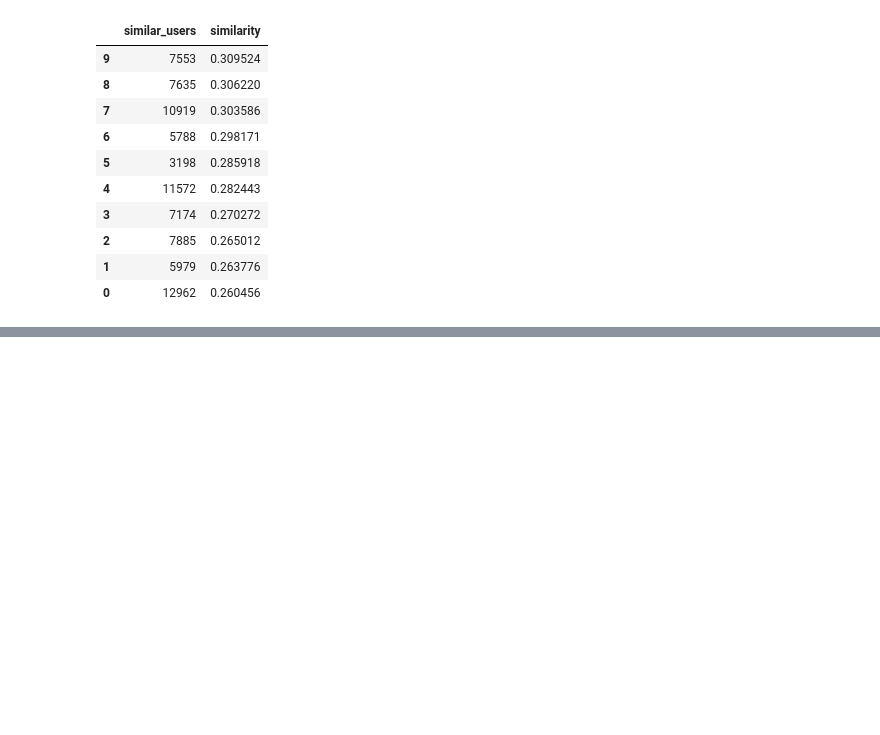
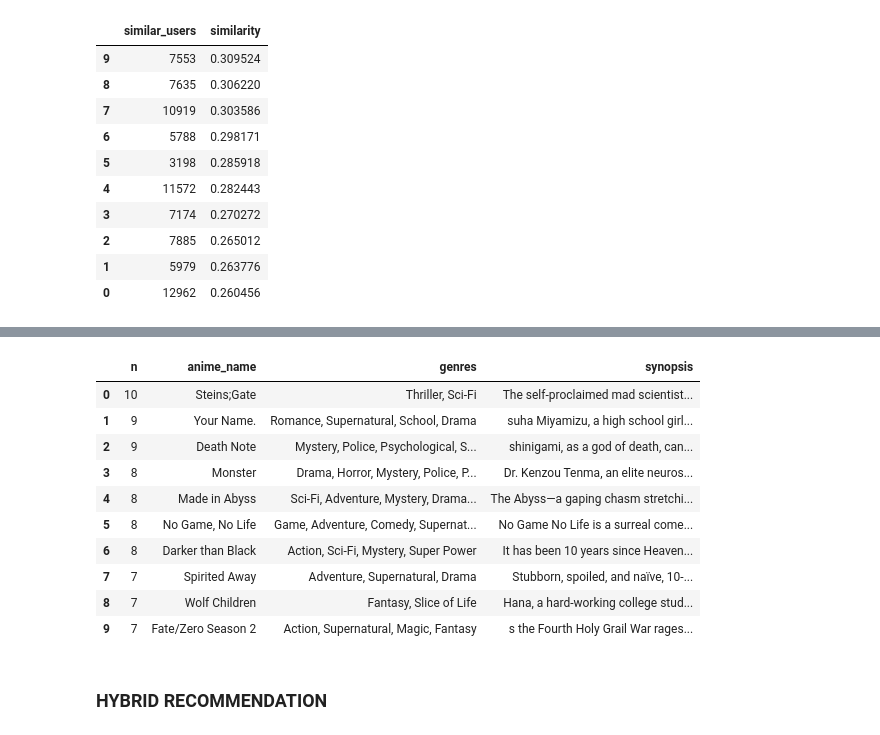
Before and after one commit to Songhai9/anime-recommender-system, a Jupyter notebook: notebook/anime.ipynb, the cells around one changed output, grey strips where cells are left out. Drawn from its saved outputs; the diff is of its cells as text; code cells hidden in the pictures; blank space fills up the shorter version.

Commit message:
data processing

```diff
--- a/notebook/anime.ipynb
+++ b/notebook/anime.ipynb
@@ -672,0 +709,52 @@ TypeError: WordCloud.__init__() got an unexpected keyword argument 'color_map'
+# %%
+def get_user_recommendations(similar_users, users_preferences, df, rating_df, synopsis_df, n=10):
+
+    recommended_animes = []
+    anime_list = []
+
+    for user_id in similar_users['similar_users'].values:
+        pref_list = get_user_preferences(int(user_id), rating_df, df)
+
+        pref_list = pref_list[~pref_list['eng_version'].isin(users_preferences['eng_version'].values)]
+
+        if not pref_list.empty:
+            anime_list.append(pref_list['eng_version'].values)
+    if anime_list:
+        anime_list = pd.DataFrame(anime_list)
+        sorted_list = pd.DataFrame(pd.Series(anime_list.values.ravel()).value_counts()).head(n)
+
+        for i, anime_name in enumerate(sorted_list.index):
+            n_user_pref = sorted_list[sorted_list.index == anime_name].values[0][0]
+            if isinstance(anime_name, str):
+                frame = getAnimeFrame(anime_name, df)
+                anime_id = frame['anime_id'].values[0]
+                genre = frame['Genres'].values[0]
+                synopsis = getSynopsis(int(anime_id), synopsis_df)
+
+                recommended_animes.append({
+                    'n': n_user_pref,
+                    'anime_name': anime_name,
+                    'genres': genre,
+                    'synopsis': synopsis
+                })
+    return pd.DataFrame(recommended_animes).head(n)
+# %%
+similar_users = find_similar_users(int(11880), user_weights, user2user_encoded, user2user_decoded)
+# %%
+user_pref = get_user_preferences(11880, rating_df, df, plot=False)
+# %%
+get_user_recommendations(similar_users, user_pref, df, rating_df, synopsis_df)
+# %% [output]
+|  | n | anime_name | genres | synopsis |
+| 0 | 10 | Steins;Gate | Thriller, Sci-Fi | The self-proclaimed mad scientist... |
+| 1 | 9 | Your Name. | Romance, Supernatural, School, Drama | suha Miyamizu, a high school girl... |
+| 2 | 9 | Death Note | Mystery, Police, Psychological, S... | shinigami, as a god of death, can... |
+| 3 | 8 | Monster | Drama, Horror, Mystery, Police, P... | Dr. Kenzou Tenma, an elite neuros... |
+| 4 | 8 | Made in Abyss | Sci-Fi, Adventure, Mystery, Drama... | The Abyss—a gaping chasm stretchi... |
+| 5 | 8 | No Game, No Life | Game, Adventure, Comedy, Supernat... | No Game No Life is a surreal come... |
+| 6 | 8 | Darker than Black | Action, Sci-Fi, Mystery, Super Power | It has been 10 years since Heaven... |
+| 7 | 7 | Spirited Away | Adventure, Supernatural, Drama | Stubborn, spoiled, and naïve, 10-... |
+| 8 | 7 | Wolf Children | Fantasy, Slice of Life | Hana, a hard-working college stud... |
+| 9 | 7 | Fate/Zero Season 2 | Action, Supernatural, Magic, Fantasy | s the Fourth Holy Grail War rages... |
+# %% [markdown]
+### HYBRID RECOMMENDATION
```
Also changed, not shown: parts of 6 cells of this notebook, 3 other files.
